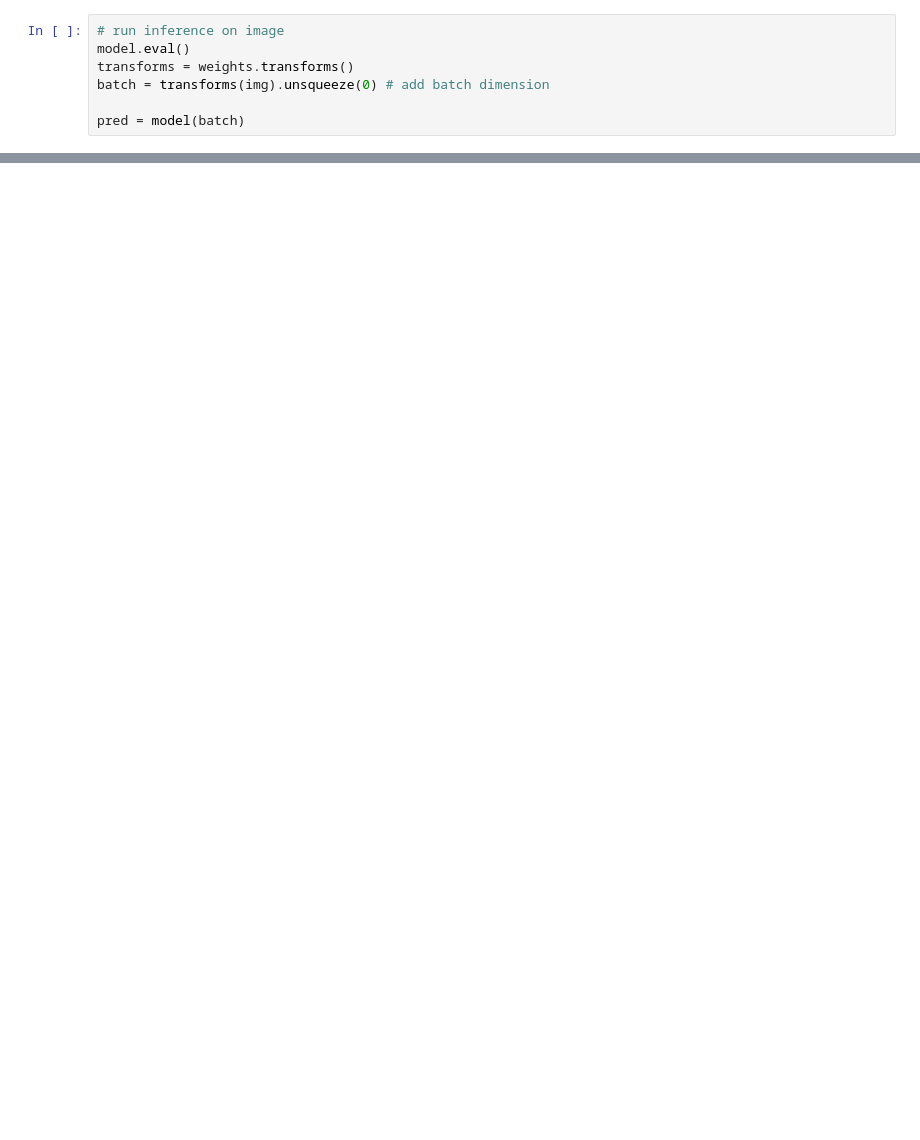
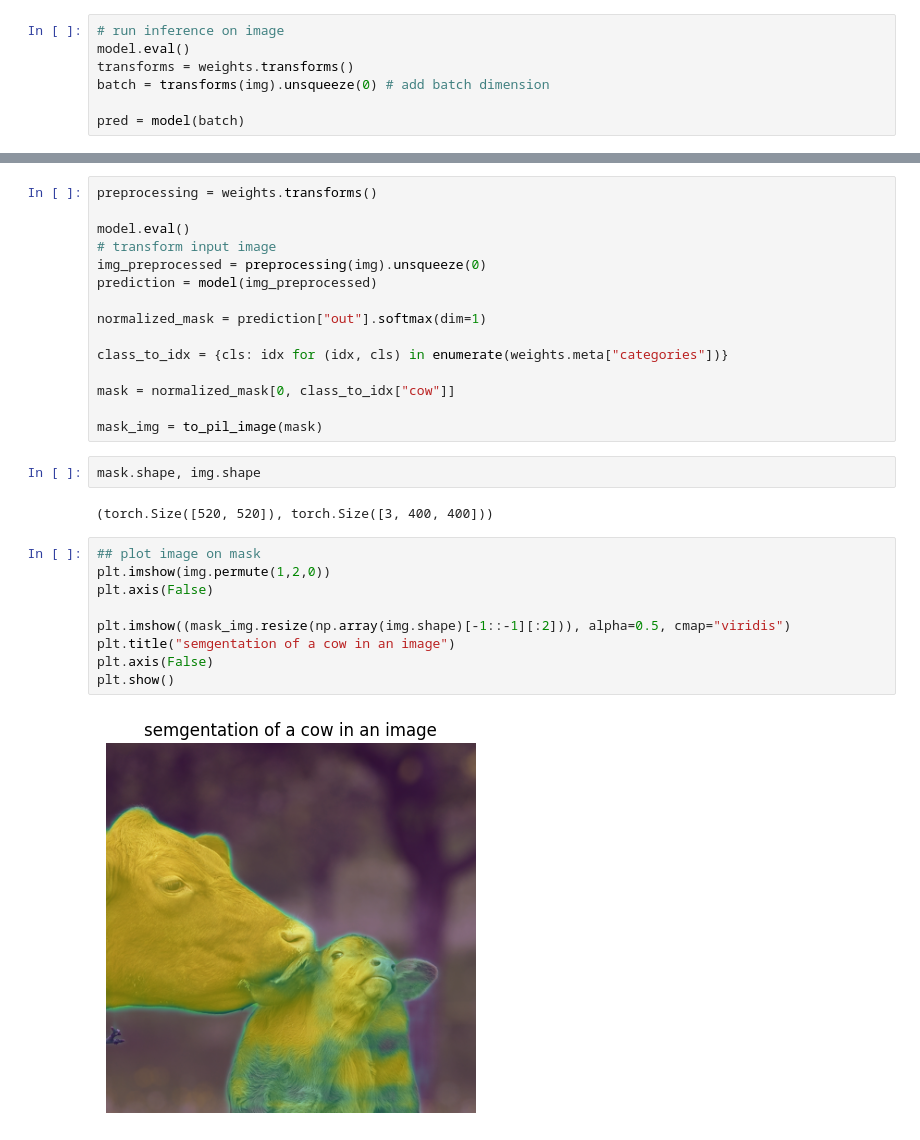
Before and after one commit to itsjustdannyb/detection-and-segmentation, a Jupyter notebook: fcn_semantic_segmentation.ipynb, the cells around one changed output, grey strips where cells are left out. Drawn from its saved outputs; the diff is of its cells as text; blank space fills up the shorter version.

```diff
--- a/fcn_semantic_segmentation.ipynb
+++ b/fcn_semantic_segmentation.ipynb
@@ -69,0 +101,30 @@ plt.axis('off')
+# %%
+preprocessing = weights.transforms()
+
+model.eval()
+# transform input image
+img_preprocessed = preprocessing(img).unsqueeze(0)
+prediction = model(img_preprocessed)
+
+normalized_mask = prediction["out"].softmax(dim=1)
+
+class_to_idx = {cls: idx for (idx, cls) in enumerate(weights.meta["categories"])}
+
+mask = normalized_mask[0, class_to_idx["cow"]]
+
+mask_img = to_pil_image(mask)
+# %%
+mask.shape, img.shape
+# %% [output]
+(torch.Size([520, 520]), torch.Size([3, 400, 400]))
+# %%
+## plot image on mask
+plt.imshow(img.permute(1,2,0))
+plt.axis(False)
+
+plt.imshow((mask_img.resize(np.array(img.shape)[-1::-1][:2])), alpha=0.5, cmap="viridis")
+plt.title("semgentation of a cow in an image")
+plt.axis(False)
+plt.show()
+# %% [output]
+[figure, added]
```
Also changed, not shown: parts of 16 cells of this notebook.
